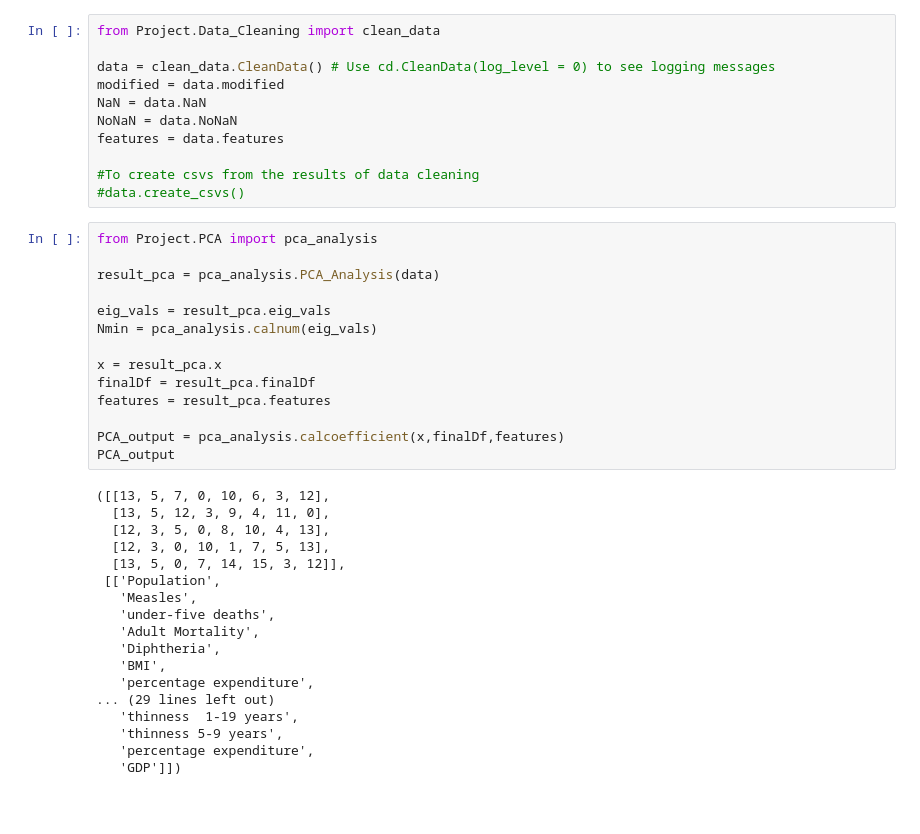
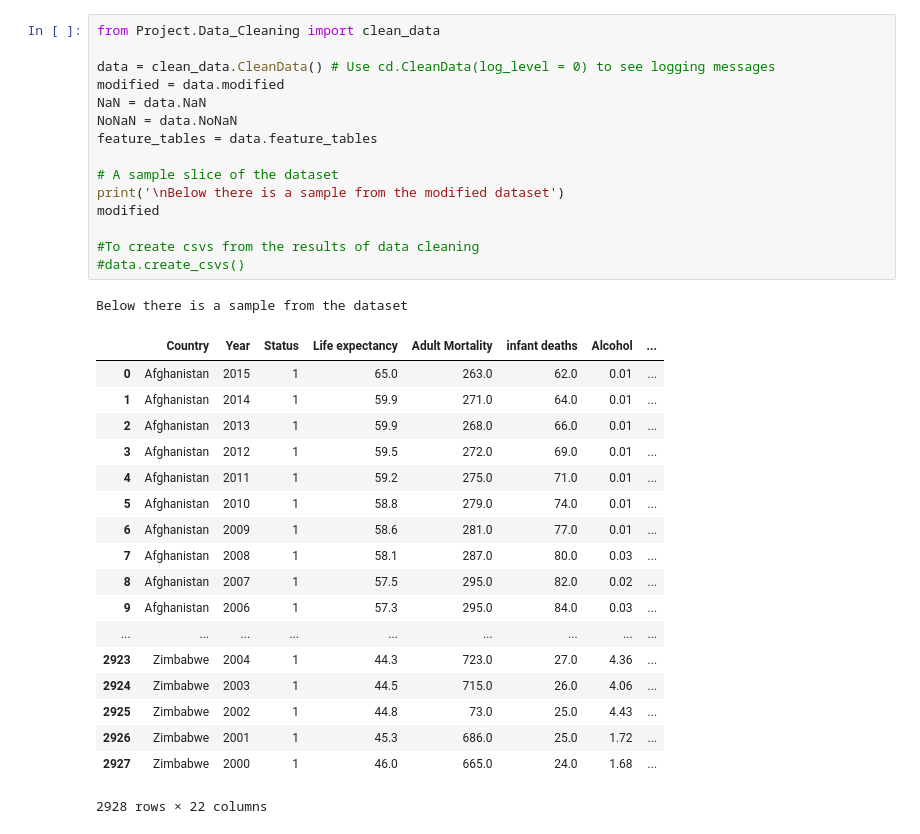
Before and after one commit to vv61Zhang/ECE143-Life-expectancy, a Jupyter notebook: main.ipynb, the cells around one changed output. Drawn from its saved outputs; the diff is of its cells as text; blank space fills up the shorter version.

```diff
--- a/main.ipynb
+++ b/main.ipynb
@@ -1,43 +1,35 @@
 # %%
 from Project.Data_Cleaning import clean_data
 
 data = clean_data.CleanData() # Use cd.CleanData(log_level = 0) to see logging messages
 modified = data.modified
 NaN = data.NaN
 NoNaN = data.NoNaN
-features = data.features
+feature_tables = data.feature_tables
+
+# A sample slice of the dataset
+print('\nBelow there is a sample from the modified dataset')
+modified
 
 #To create csvs from the results of data cleaning
 #data.create_csvs()
+# %% [output]
+Below there is a sample from the dataset
+|  | Country | Year | Status | Life expectancy | Adult Mortality | infant deaths | Alcohol | ... |
+| 0 | Afghanistan | 2015 | 1 | 65.0 | 263.0 | 62.0 | 0.01 | ... |
+| 1 | Afghanistan | 2014 | 1 | 59.9 | 271.0 | 64.0 | 0.01 | ... |
+| 2 | Afghanistan | 2013 | 1 | 59.9 | 268.0 | 66.0 | 0.01 | ... |
+| 3 | Afghanistan | 2012 | 1 | 59.5 | 272.0 | 69.0 | 0.01 | ... |
+| 4 | Afghanistan | 2011 | 1 | 59.2 | 275.0 | 71.0 | 0.01 | ... |
+| 5 | Afghanistan | 2010 | 1 | 58.8 | 279.0 | 74.0 | 0.01 | ... |
+| 6 | Afghanistan | 2009 | 1 | 58.6 | 281.0 | 77.0 | 0.01 | ... |
+| 7 | Afghanistan | 2008 | 1 | 58.1 | 287.0 | 80.0 | 0.03 | ... |
+| 8 | Afghanistan | 2007 | 1 | 57.5 | 295.0 | 82.0 | 0.02 | ... |
+| 9 | Afghanistan | 2006 | 1 | 57.3 | 295.0 | 84.0 | 0.03 | ... |
+| ... | ... | ... | ... | ... | ... | ... | ... | ... |
+| 2923 | Zimbabwe | 2004 | 1 | 44.3 | 723.0 | 27.0 | 4.36 | ... |
+| 2924 | Zimbabwe | 2003 | 1 | 44.5 | 715.0 | 26.0 | 4.06 | ... |
+| 2925 | Zimbabwe | 2002 | 1 | 44.8 | 73.0 | 25.0 | 4.43 | ... |
+| 2926 | Zimbabwe | 2001 | 1 | 45.3 | 686.0 | 25.0 | 1.72 | ... |
+| 2927 | Zimbabwe | 2000 | 1 | 46.0 | 665.0 | 24.0 | 1.68 | ... |
+2928 rows × 22 columns
-# %%
-from Project.PCA import pca_analysis
-
-result_pca = pca_analysis.PCA_Analysis(data)
-
-eig_vals = result_pca.eig_vals
-Nmin = pca_analysis.calnum(eig_vals)
-
-x = result_pca.x
-finalDf = result_pca.finalDf
-features = result_pca.features
-
-PCA_output = pca_analysis.calcoefficient(x,finalDf,features)
-PCA_output
-# %% [output]
-([[13, 5, 7, 0, 10, 6, 3, 12],
-  [13, 5, 12, 3, 9, 4, 11, 0],
-  [12, 3, 5, 0, 8, 10, 4, 13],
-  [12, 3, 0, 10, 1, 7, 5, 13],
-  [13, 5, 0, 7, 14, 15, 3, 12]],
- [['Population',
-   'Measles',
-   'under-five deaths',
-   'Adult Mortality',
-   'Diphtheria',
-   'BMI',
-   'percentage expenditure',
-... (29 lines left out)
-   'thinness  1-19 years',
-   'thinness 5-9 years',
-   'percentage expenditure',
-   'GDP']])
```
Also changed, not shown: parts of 5 cells of this notebook.
